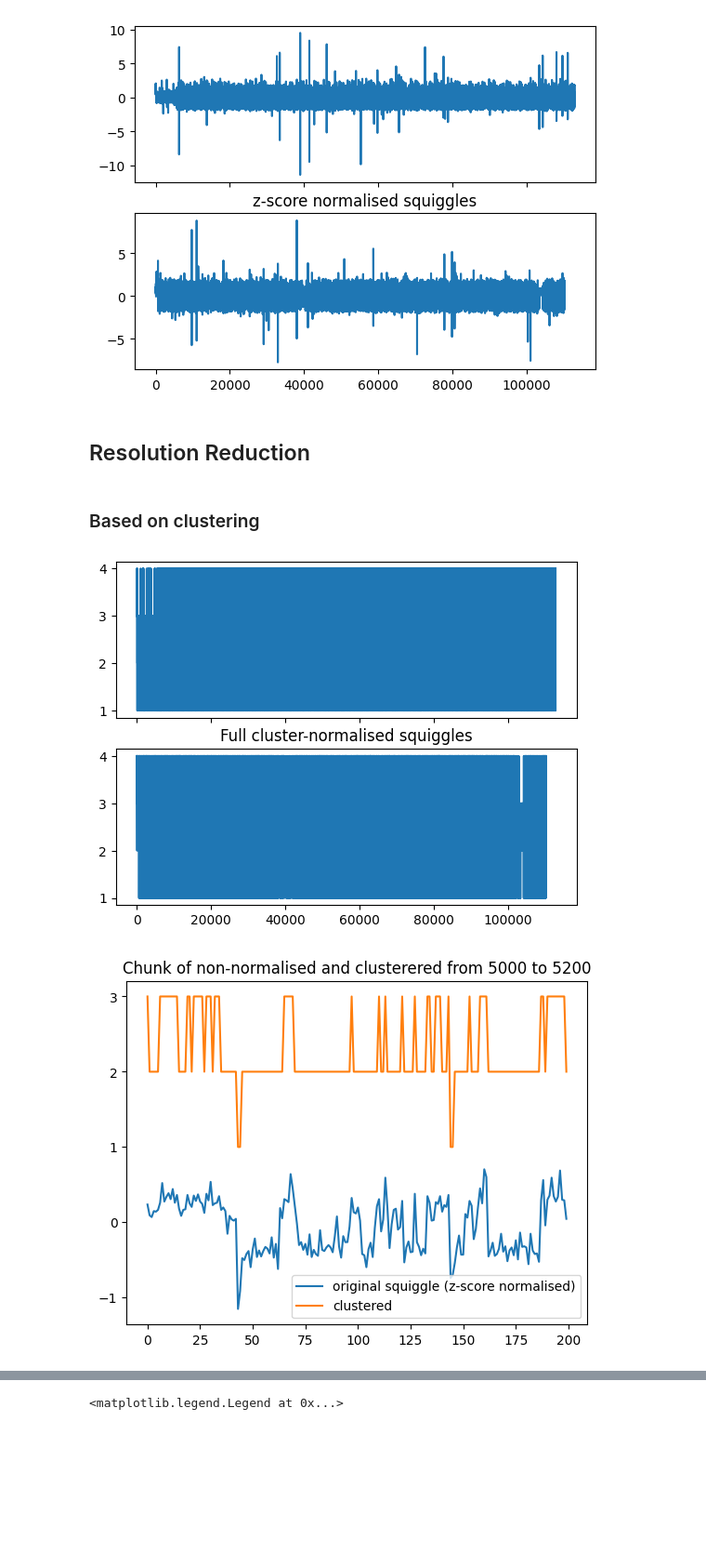
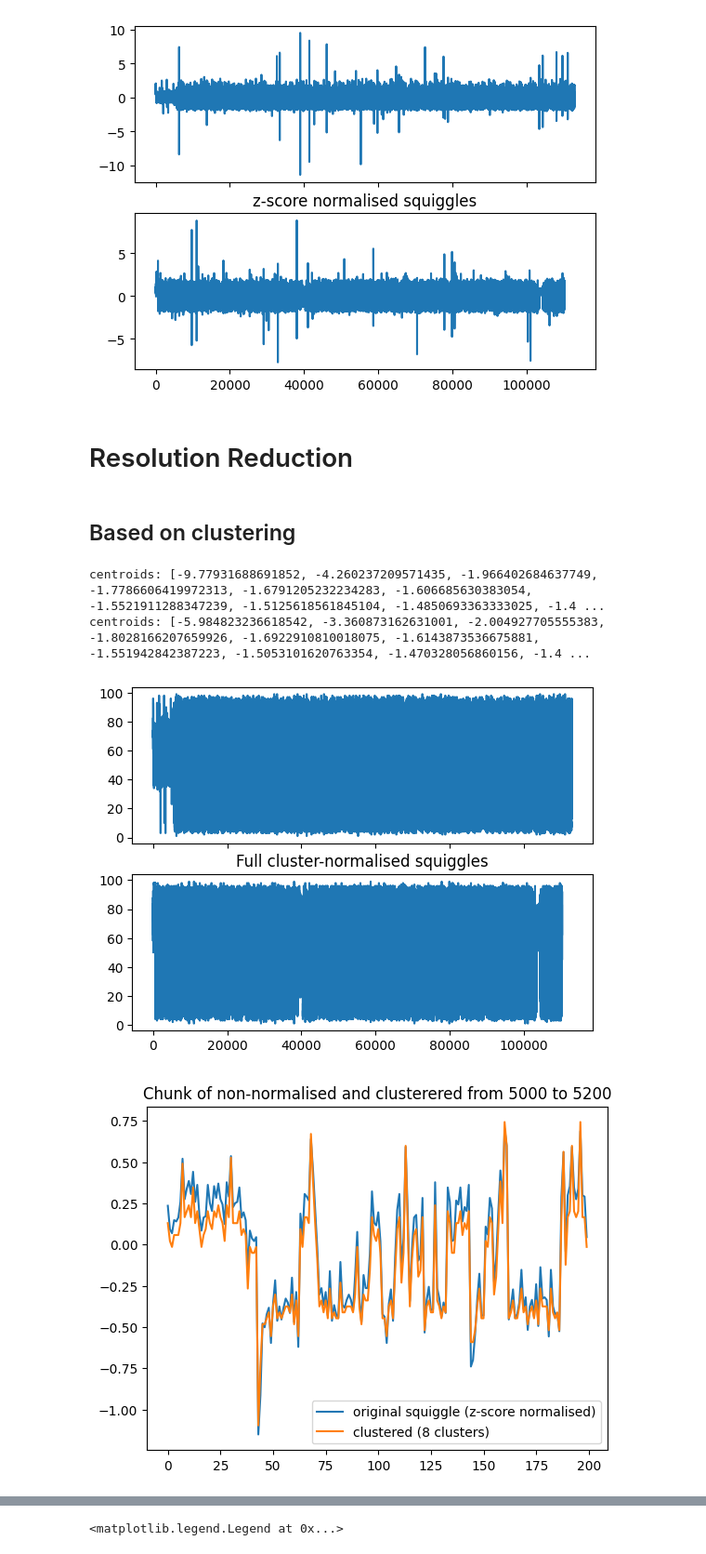
Before and after one commit to p-kirb/SquiggleProject, a Jupyter notebook: inspecting_similar/ResolutionReductions.ipynb, the cells around one changed output, grey strips where cells are left out. Shown at 93% size. Drawn from its saved outputs; the diff is of its cells as text; code cells hidden in the pictures; blank space fills up the shorter version.

Commit message:
added notebook to show/compare resolution reduction methods

```diff
--- a/inspecting_similar/ResolutionReductions.ipynb
+++ b/inspecting_similar/ResolutionReductions.ipynb
@@ -79,7 +83,7 @@ def clustNormalise(sequence, noOfClusters, verbose=True):
     '''
     centroids = getClusters(sequence, noOfClusters)
     centroids.sort()
-    print(f"centroids: {centroids}")
+    if verbose: print(f"centroids: {centroids}")
     normalValues = [i for i in range(1,noOfClusters+1)]
     newSequence = []
     differences = [0 for i in range(noOfClusters)]
@@ -90,6 +94,13 @@ def clustNormalise(sequence, noOfClusters, verbose=True):
         newSequence.append(normalValues[differences.index(min(differences))])
 
     return np.array(newSequence, dtype=np.byte)
+# %%
+def zScoreNormalise(sequence):
+    zScoreNormalised = np.zeros(len(sequence))
+    mean = np.mean(sequence)
+    standardDev = np.std(sequence)
+    zScoreNormalised = (sequence - mean) / standardDev
+    return zScoreNormalised
 # %%
 allSquiggles, metadata = loadReads(withMetadata=True)
 # %% [output]
@@ -126,12 +137,7 @@ plt.show()
 # %% [output]
 [figure]
 # %%
-zScoreNormalised = [np.array(i) for i in removedSpikes]       #list holding the 2 squiggles that have been normalised based on the z-score
-means = [np.mean(i) for i in zScoreNormalised]
-standardDevs = [np.std(i) for i in zScoreNormalised]
-for i in range(len(zScoreNormalised)):
-    zScoreNormalised[i] = (zScoreNormalised[i] - means[i]) / standardDevs[i]
-
+zScoreNormalised = [zScoreNormalise(np.array(i)) for i in removedSpikes]       #list holding the 2 squiggles that have been normalised based on the z-score
 
 fig, axs = plt.subplots(compNo, sharex=True)
 plt.title("z-score normalised squiggles")
@@ -142,7 +148,7 @@ plt.show()
 # %% [output]
 [figure]
 # %% [markdown]
-## Resolution Reduction
+# Resolution Reduction
 # %%
 #variables used to control the resolution of the significant values, and clustering approximations, respectively
 thresh = 0.15
@@ -150,26 +156,30 @@ noOfClusters = 4
 # %% [markdown]
-### Based on clustering
+## Based on clustering
 # %%
-clustered = [clustNormalise(zScoreNormalised[i].tolist(), noOfClusters) for i in range(compNo)]
+clustered = [clustNormalise(zScoreNormalised[i].tolist(), 99) for i in range(compNo)]
+
+clusteredNormalised = [zScoreNormalise(np.array(i)) for i in clustered]
 
 fig, axs = plt.subplots(compNo, sharex=True)
 plt.title("Full cluster-normalised squiggles")
 for i in range(compNo):
-    axs[i].plot(clustered[i])
+    axs[i].plot(clusteredNormalised[i])
 
 plt.show()
 # %% [output]
+centroids: [-9.77931688691852, -4.260237209571435, -1.966402684637749, -1.7786606419972313, -1.6791205232234283, -1.606685630383054, -1.5521911288347239, -1.5125618561845104, -1.4850693363333025, -1.4 ...
+centroids: [-5.984823236618542, -3.360873162631001, -2.004927705555383, -1.8028166207659926, -1.6922910810018075, -1.6143873536675881, -1.551942842387223, -1.5053101620763354, -1.470328056860156, -1.4 ...
-[figure, old version]
+[figure, new version]
 # %%
 chunkStart = 5000
 chunkEnd = chunkStart + 200
 
-fig3 = plt.figure()
+fig = plt.figure()
 plt.title(f"Chunk of non-normalised and clusterered from {chunkStart} to {chunkEnd}")
 
 plt.plot(zScoreNormalised[0][chunkStart:chunkEnd], label="original squiggle (z-score normalised)")
-plt.plot(clustered[0][chunkStart:chunkEnd], label="clustered")
+plt.plot(clusteredNormalised[0][chunkStart:chunkEnd], label=f"clustered ({noOfClusters} clusters)")
 plt.legend()
 plt.show()
 # %% [output]
-[figure, old version]
+[figure, new version]
```
Also changed, not shown: parts of 7 cells of this notebook.
